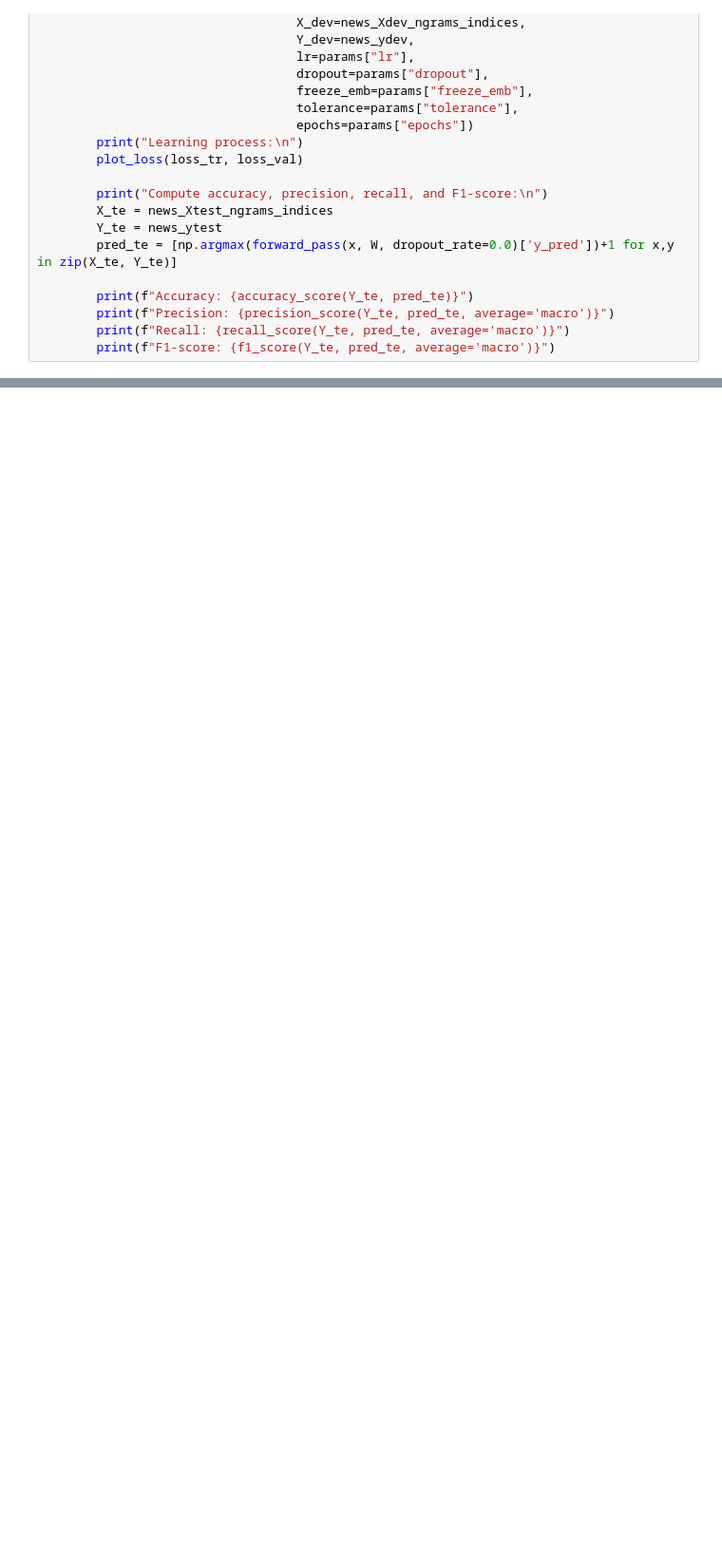
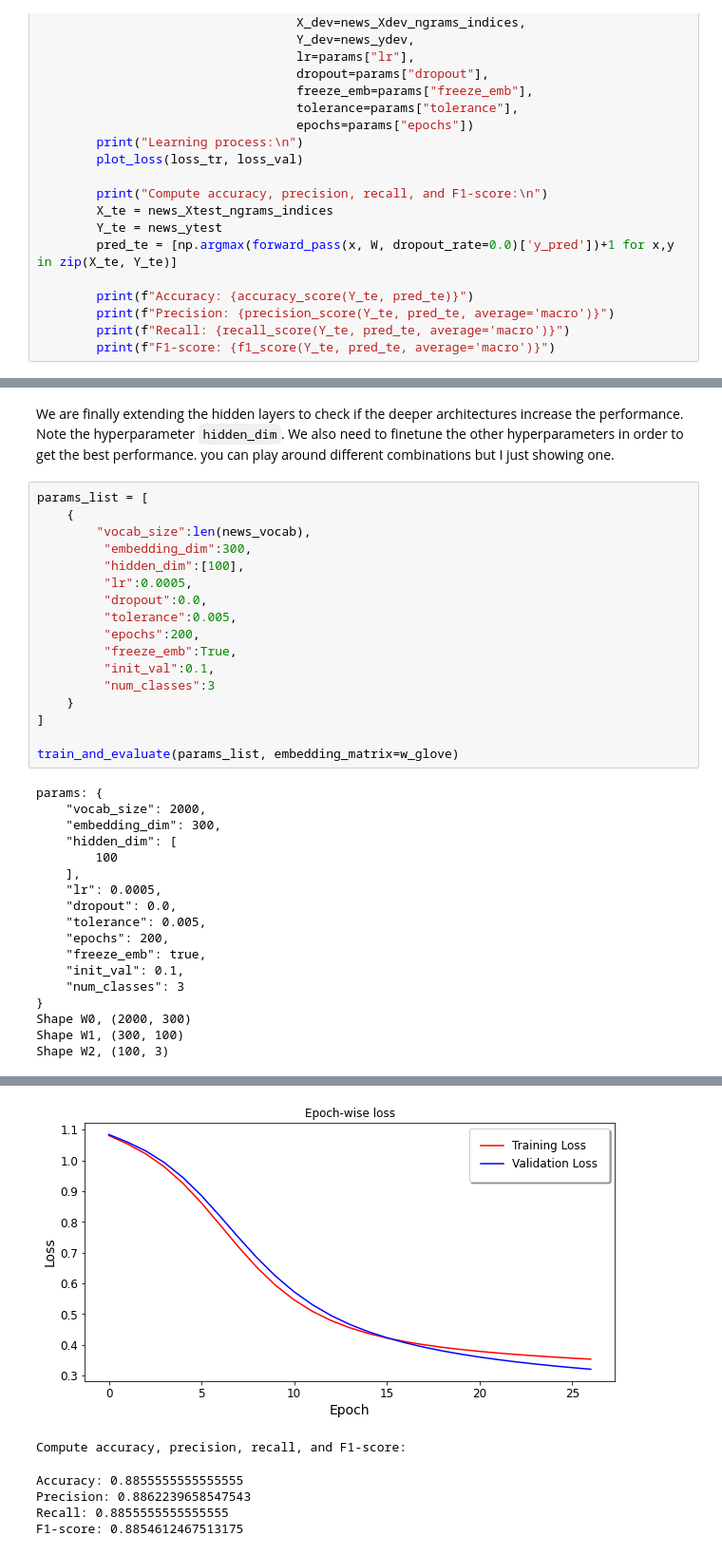
Before and after one commit to mahenrathod/datascience-notebooks, a Jupyter notebook: 02_nlp/FeedforwardNetwork-from-scratch.ipynb, the cells around one changed output, grey strips where cells are left out. Shown: that part at 95% size. Saved outputs shown, nothing was run; the diff lists cells and outputs as text; blank space fills up the shorter version.

```diff
--- a/02_nlp/FeedforwardNetwork-from-scratch.ipynb
+++ b/02_nlp/FeedforwardNetwork-from-scratch.ipynb
@@ -931,0 +1068,37 @@ F1-score: 0.8498986849290119
+# %% [markdown]
+We are finally extending the hidden layers to check if the deeper architectures increase the performance. Note the hyperparameter `hidden_dim`. We also need to finetune the other hyperparameters in order to get the best performance. you can play around different combinations but I just showing one.
+# %%
+params_list = [
+    {
+        "vocab_size":len(news_vocab),
+         "embedding_dim":300,
+         "hidden_dim":[100],
+         "lr":0.0005,
+         "dropout":0.0,
+         "tolerance":0.005,
+         "epochs":200,
+         "freeze_emb":True,
+         "init_val":0.1,
+         "num_classes":3
+    }
+]
+
+train_and_evaluate(params_list, embedding_matrix=w_glove)
+# %% [output]
+params: {
+    "vocab_size": 2000,
+    "embedding_dim": 300,
+    "hidden_dim": [
+        100
+    ],
+    "lr": 0.0005,
+    "dropout": 0.0,
+    "tolerance": 0.005,
+    "epochs": 200,
+    "freeze_emb": true,
+    "init_val": 0.1,
+    "num_classes": 3
+}
+Shape W0, (2000, 300)
+Shape W1, (300, 100)
+Shape W2, (100, 3)
@@ -931,0 +1113,6 @@ F1-score: 0.8498986849290119
+[figure, added]
+Compute accuracy, precision, recall, and F1-score:
+Accuracy: 0.8855555555555555
+Precision: 0.8862239658547543
+Recall: 0.8855555555555555
+F1-score: 0.8854612467513175
```
Also changed, not shown: parts of 17 cells of this notebook.
